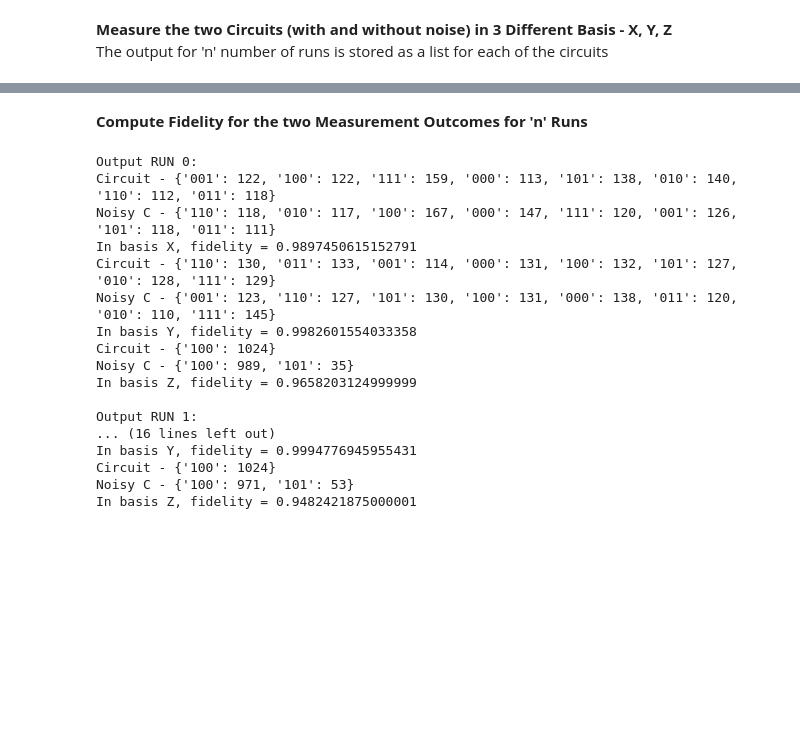
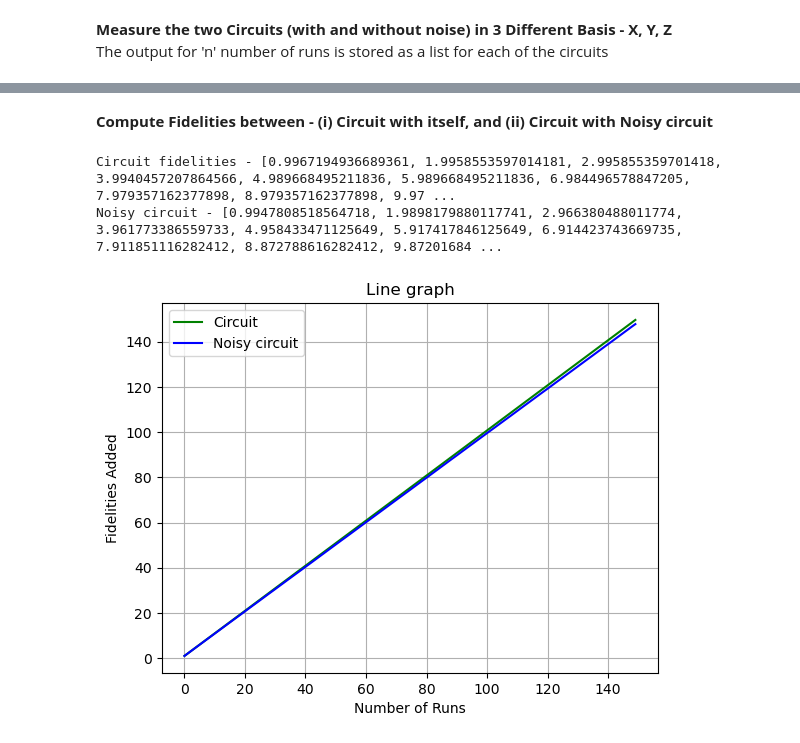
Before and after one commit to pranavi-jain/random-QC, a Jupyter notebook: Random Quantum Circuit.ipynb, the cells around one changed output, grey strips where cells are left out. Drawn from its saved outputs; the diff is of its cells as text; code cells hidden in the pictures; blank space fills up the shorter version.

```diff
--- a/Random Quantum Circuit.ipynb
+++ b/Random Quantum Circuit.ipynb
@@ -83,32 +95,31 @@ Measurement outcomes for circuit WITH noise:
 # %% [markdown]
-**Compute Fidelity for the two Measurement Outcomes for 'n' Runs**
+**Compute Fidelities between - (i) Circuit with itself, and (ii) Circuit with Noisy circuit**
 # %%
-from utils import get_matched_fidelity
+import numpy as np
+import matplotlib.pyplot as plt
+from utils import get_fidelity_data
 
-## Main Function cntd -- 4) Computing Fidelity on:
-#   - circOutput
-#   - noiseCircOutput
+## Main Function cntd -- 4) Computing Fidelity between:
+#   - circOp1 & circOp2
+#   - circOp1 & noiseCircOutput
 
-for i in range(0, runs):
-    print('\nOutput RUN ' + str(i) + ":")
-    for b in ("X","Y","Z"):
-        fidelity = get_matched_fidelity(circOutput[i], noiseCircOutput[i], b)
-        print("In basis " + b + ", fidelity = " + str(fidelity))
+fidelities = get_fidelity_data(meas1, meas2, noiseMeas)
+circF = fidelities.get("C2C")
+noisyF = fidelities.get("C2N")
+print("Circuit fidelities - " + str(circF))
+print("Noisy circuit - " + str(noisyF))
+
+# plotting fidelities vs number of runs
+x = np.arange(0, len(circF))
+plt.title("Line graph")
+plt.xlabel("Number of Runs")
+plt.ylabel("Fidelities Added")
+plt.plot(x, circF, color="green", label='Circuit')
+plt.plot(x, noisyF, color="blue", label='Noisy circuit')
+plt.grid()
+plt.legend()
+plt.show()
 # %% [output]
-Output RUN 0:
-Circuit - {'001': 122, '100': 122, '111': 159, '000': 113, '101': 138, '010': 140, '110': 112, '011': 118}
-Noisy C - {'110': 118, '010': 117, '100': 167, '000': 147, '111': 120, '001': 126, '101': 118, '011': 111}
-In basis X, fidelity = 0.9897450615152791
-Circuit - {'110': 130, '011': 133, '001': 114, '000': 131, '100': 132, '101': 127, '010': 128, '111': 129}
-Noisy C - {'001': 123, '110': 127, '101': 130, '100': 131, '000': 138, '011': 120, '010': 110, '111': 145}
-In basis Y, fidelity = 0.9982601554033358
-Circuit - {'100': 1024}
-Noisy C - {'100': 989, '101': 35}
-In basis Z, fidelity = 0.9658203124999999
-
-Output RUN 1:
-... (16 lines left out)
-In basis Y, fidelity = 0.9994776945955431
-Circuit - {'100': 1024}
-Noisy C - {'100': 971, '101': 53}
-In basis Z, fidelity = 0.9482421875000001
+Circuit fidelities - [0.9967194936689361, 1.9958553597014181, 2.995855359701418, 3.9940457207864566, 4.989668495211836, 5.989668495211836, 6.984496578847205, 7.979357162377898, 8.979357162377898, 9.97 ...
+Noisy circuit - [0.9947808518564718, 1.9898179880117741, 2.966380488011774, 3.961773386559733, 4.958433471125649, 5.917417846125649, 6.914423743669735, 7.911851116282412, 8.872788616282412, 9.87201684 ...
+[figure, added]
```
Also changed, not shown: parts of 4 cells of this notebook, 2 other files.
